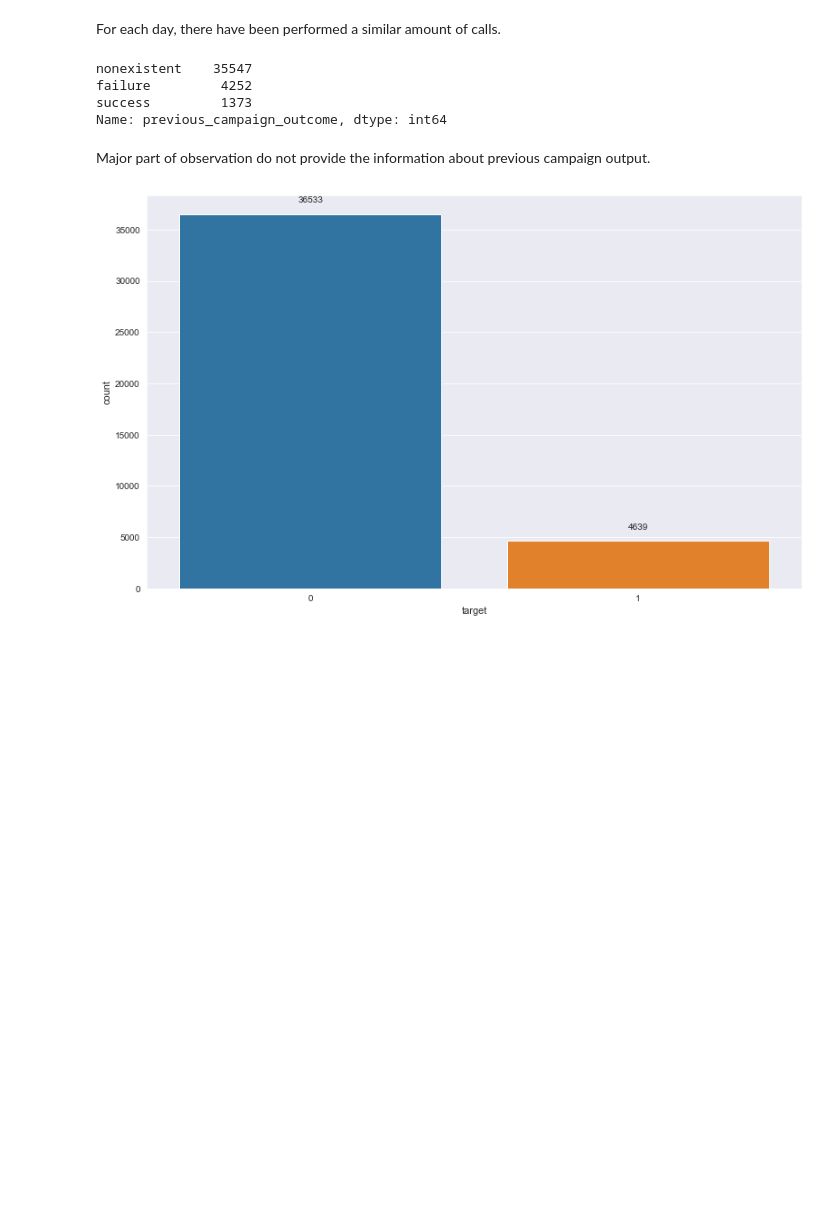
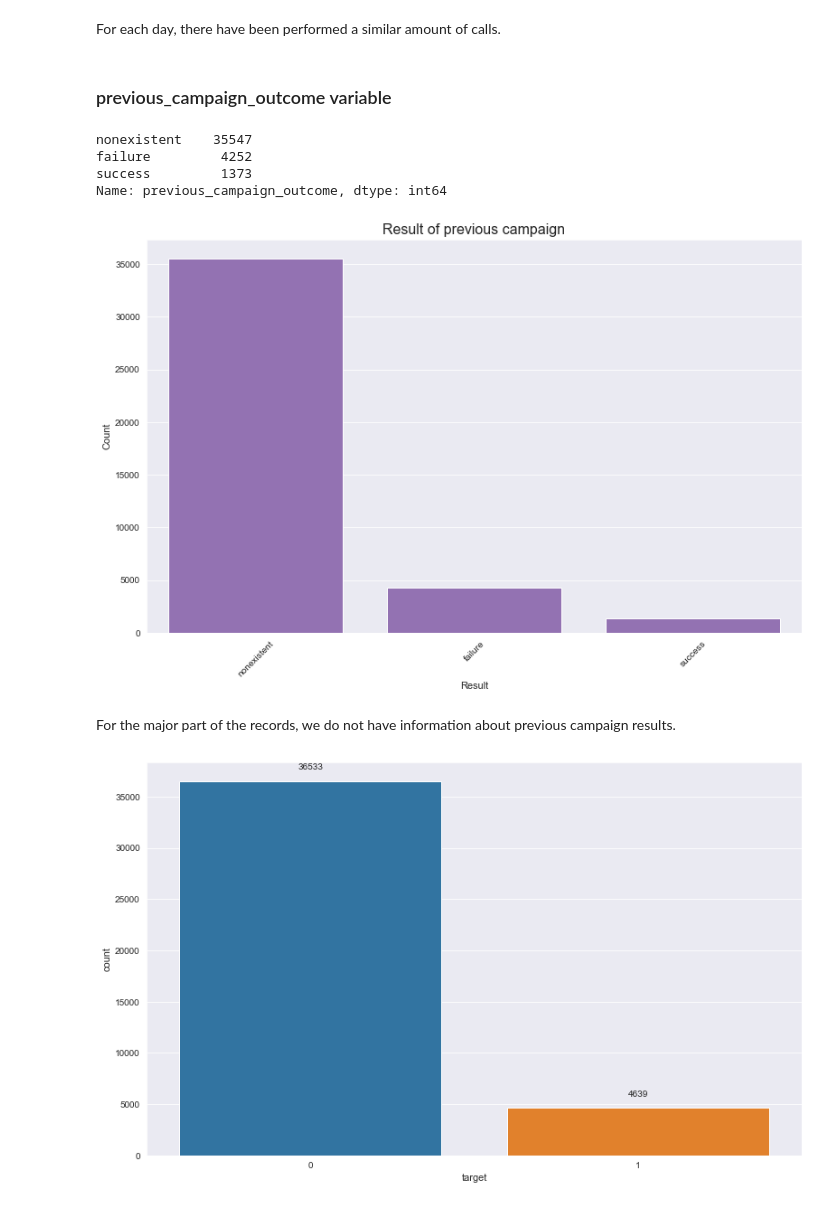
Before and after one commit to Janka93/Bank-Marketing-Campaign, a Jupyter notebook: Bank Marketing.ipynb, the cells around one changed output. Saved outputs shown, nothing was run; the diff lists cells and outputs as text; code cells hidden in the pictures; blank space fills up the shorter version.

Commit message:
previous_campaign_outcome variable exploration
Plotting variable using countplot, description added

```diff
--- a/Bank Marketing.ipynb
+++ b/Bank Marketing.ipynb
@@ -613,6 +613,8 @@ plt.xlabel('Day');
 [figure]
 # %% [markdown]
 For each day, there have been performed a similar amount of calls.
+# %% [markdown]
+### previous_campaign_outcome variable
 # %%
 # Unique values of previous_campaign_outcome variable
 data_viz.previous_campaign_outcome.value_counts()
@@ -621,8 +623,14 @@ nonexistent    35547
 failure         4252
 success         1373
 Name: previous_campaign_outcome, dtype: int64
+# %%
+# Output of previous campaign visualization
+labels = {'title':'Result of previous campaign','xlabel':'Result','ylabel':'Count'}
+create_countplot(data_viz.previous_campaign_outcome, order = data_viz.previous_campaign_outcome, color = base_color, **labels);
+# %% [output]
+[figure, added]
 # %% [markdown]
-Major part of observation do not provide the information about previous campaign output.
+For the major part of the records, we do not have information about previous campaign results.
 # %%
 # Target variable
 ax = sns.countplot(data = data_viz, x = 'target')
```
